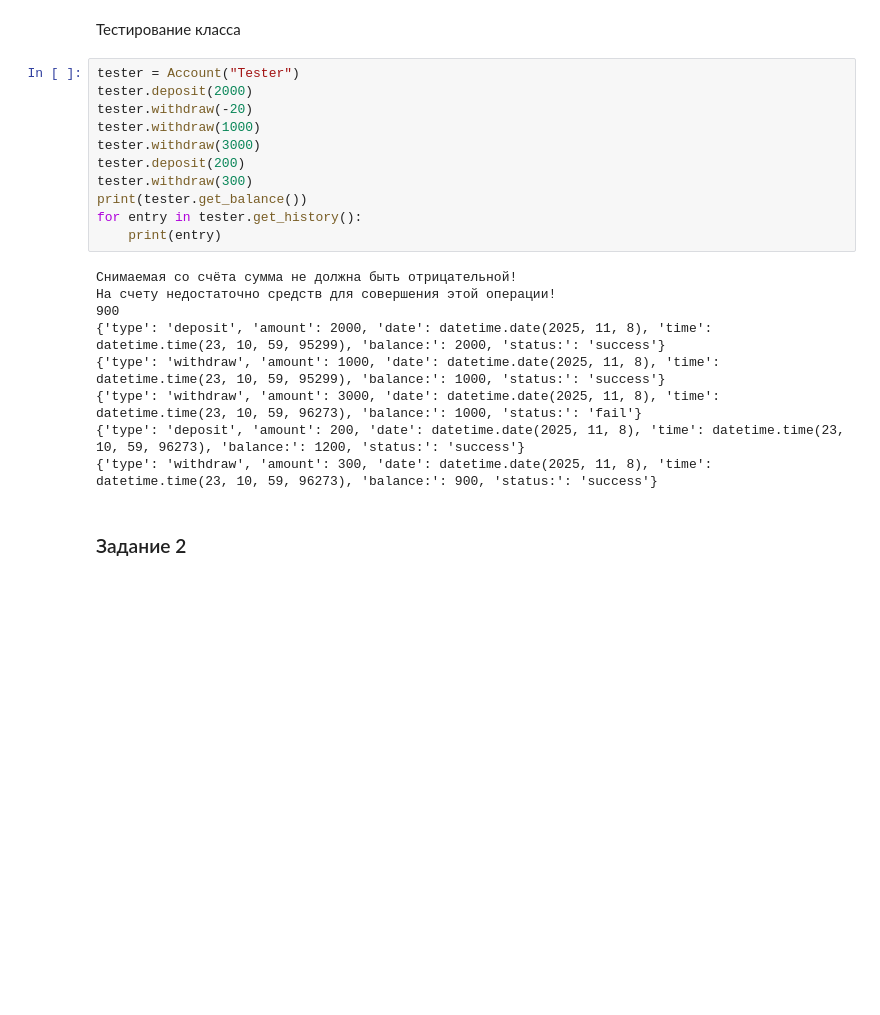
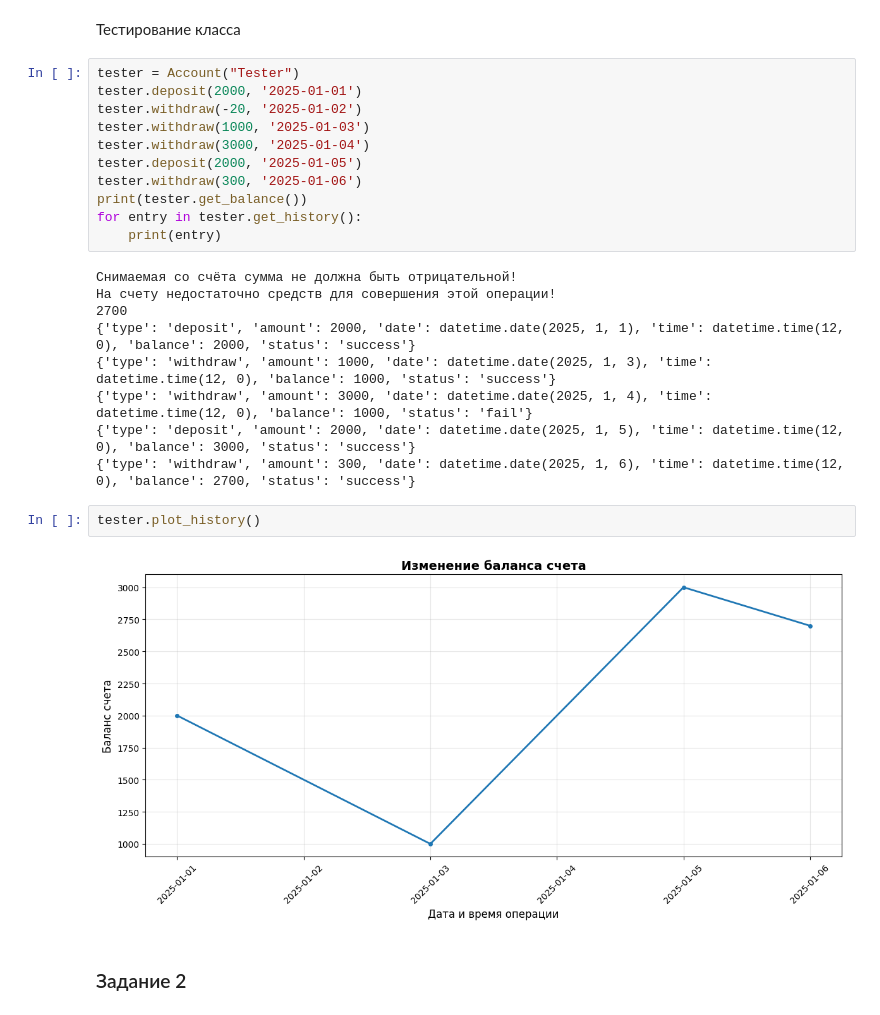
Before and after one commit to Sepulka-droid/HSE_Mironov_PV, a Jupyter notebook: 05_Classes/HomeWork_5.ipynb, the cells around one changed output. Cells and saved outputs as stored; diff of their text form; blank space fills up the shorter version.

```diff
--- a/05_Classes/HomeWork_5.ipynb
+++ b/05_Classes/HomeWork_5.ipynb
@@ -124,24 +223,28 @@ class Account:
 Тестирование класса
 # %%
 tester = Account("Tester")
-tester.deposit(2000)
-tester.withdraw(-20)
-tester.withdraw(1000)
-tester.withdraw(3000)
-tester.deposit(200)
-tester.withdraw(300)
+tester.deposit(2000, '2025-01-01')
+tester.withdraw(-20, '2025-01-02')
+tester.withdraw(1000, '2025-01-03')
+tester.withdraw(3000, '2025-01-04')
+tester.deposit(2000, '2025-01-05')
+tester.withdraw(300, '2025-01-06')
 print(tester.get_balance())
 for entry in tester.get_history():
     print(entry)
 # %% [output]
 Снимаемая со счёта сумма не должна быть отрицательной!
 На счету недостаточно средств для совершения этой операции!
-900
-{'type': 'deposit', 'amount': 2000, 'date': datetime.date(2025, 11, 8), 'time': datetime.time(23, 10, 59, 95299), 'balance:': 2000, 'status:': 'success'}
-{'type': 'withdraw', 'amount': 1000, 'date': datetime.date(2025, 11, 8), 'time': datetime.time(23, 10, 59, 95299), 'balance:': 1000, 'status:': 'success'}
-{'type': 'withdraw', 'amount': 3000, 'date': datetime.date(2025, 11, 8), 'time': datetime.time(23, 10, 59, 96273), 'balance:': 1000, 'status:': 'fail'}
-{'type': 'deposit', 'amount': 200, 'date': datetime.date(2025, 11, 8), 'time': datetime.time(23, 10, 59, 96273), 'balance:': 1200, 'status:': 'success'}
-{'type': 'withdraw', 'amount': 300, 'date': datetime.date(2025, 11, 8), 'time': datetime.time(23, 10, 59, 96273), 'balance:': 900, 'status:': 'success'}
+2700
+{'type': 'deposit', 'amount': 2000, 'date': datetime.date(2025, 1, 1), 'time': datetime.time(12, 0), 'balance': 2000, 'status': 'success'}
+{'type': 'withdraw', 'amount': 1000, 'date': datetime.date(2025, 1, 3), 'time': datetime.time(12, 0), 'balance': 1000, 'status': 'success'}
+{'type': 'withdraw', 'amount': 3000, 'date': datetime.date(2025, 1, 4), 'time': datetime.time(12, 0), 'balance': 1000, 'status': 'fail'}
+{'type': 'deposit', 'amount': 2000, 'date': datetime.date(2025, 1, 5), 'time': datetime.time(12, 0), 'balance': 3000, 'status': 'success'}
+{'type': 'withdraw', 'amount': 300, 'date': datetime.date(2025, 1, 6), 'time': datetime.time(12, 0), 'balance': 2700, 'status': 'success'}
+# %%
+tester.plot_history()
+# %% [output]
+[figure, added]
 # %% [markdown]
 ### Задание 2
 # %% [markdown]
```
Also changed, not shown: parts of 10 cells of this notebook.
